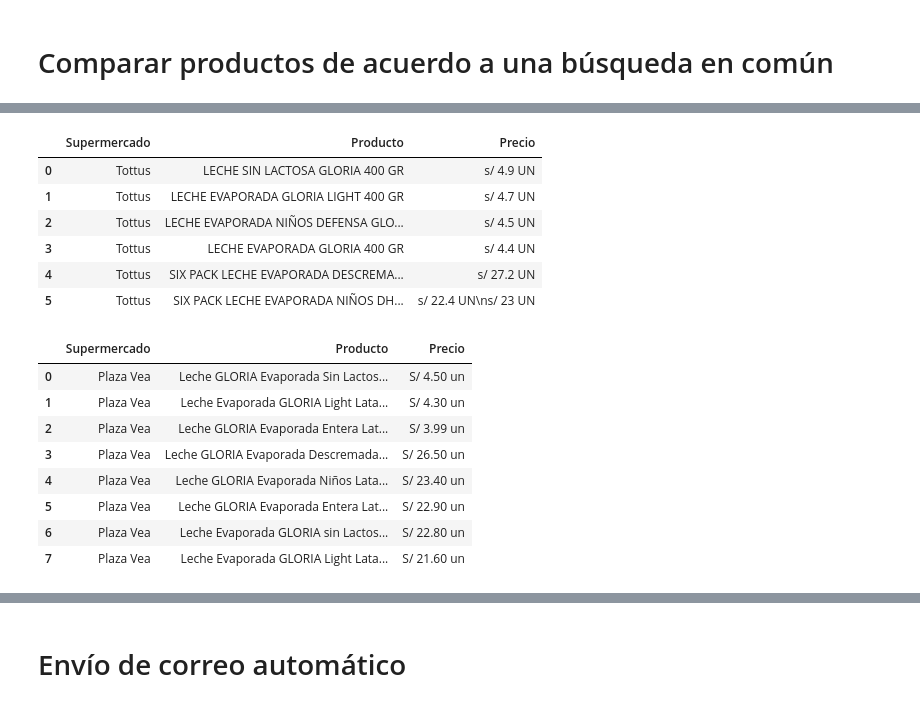
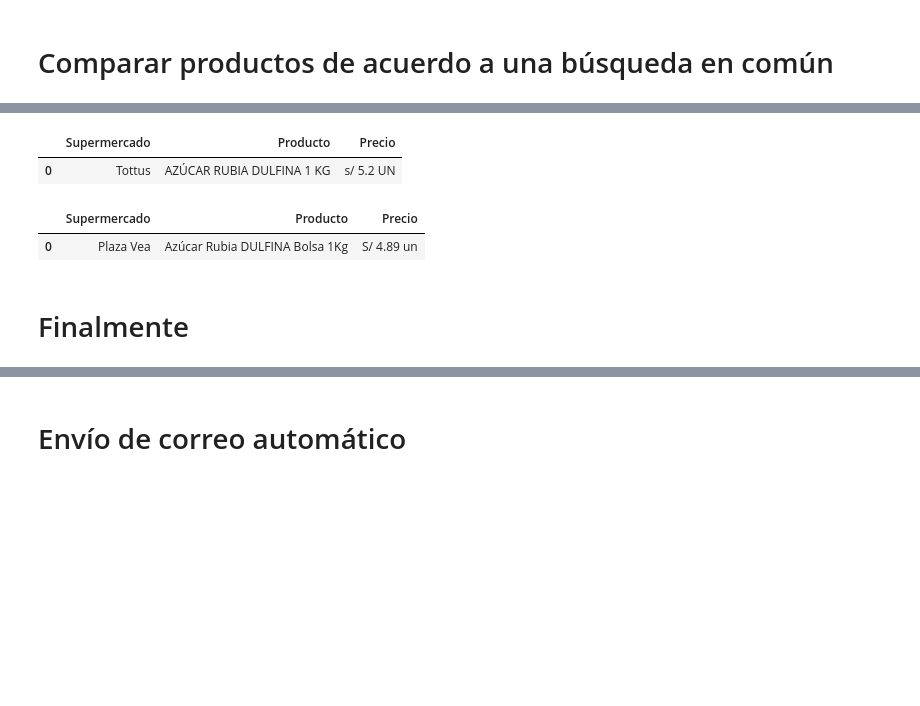
Before and after one commit to Jorgelgnacio/TRABAJO_FINAL_LP2, a Jupyter notebook: TRABAJO_FINAL_LP2.ipynb, the cells around one changed output, grey strips where cells are left out. Cells and saved outputs as stored; diff of their text form; code cells hidden in the pictures; blank space fills up the shorter version.

```diff
--- a/TRABAJO_FINAL_LP2.ipynb
+++ b/TRABAJO_FINAL_LP2.ipynb
@@ -37,7 +37,7 @@ from IPython import display
 
 
 pd.set_option('display.max_columns', None)
-pd.set_option('display.max_rows', None)
+#pd.set_option('display.max_rows', None)
 pd.set_option('display.max_colwidth', -1)
 pd.set_option('display.width', 200)
 pd.set_option('display.expand_frame_repr', False)
@@ -378,29 +369,19 @@ df_metro
 # %%
-df_tottus = tottus[tottus['Producto'].str.count(r'(LECHE.*GLORIA.*400.*)')==1].sort_values(by='Precio', ascending = False)
+df_tottus = tottus[tottus['Producto'].str.count(r'(AZÚCAR.*RUBIA.*DULFINA.*1.*)')==1].sort_values(by='Precio', ascending = True)
 df_tottus=df_tottus.reset_index(drop=True)
 df_tottus
 # %% [output]
 |  | Supermercado | Producto | Precio |
-| 0 | Tottus | LECHE SIN LACTOSA GLORIA 400 GR | s/ 4.9 UN |
-| 1 | Tottus | LECHE EVAPORADA GLORIA LIGHT 400 GR | s/ 4.7 UN |
-| 2 | Tottus | LECHE EVAPORADA NIÑOS DEFENSA GLO... | s/ 4.5 UN |
-| 3 | Tottus | LECHE EVAPORADA GLORIA 400 GR | s/ 4.4 UN |
-| 4 | Tottus | SIX PACK LECHE EVAPORADA DESCREMA... | s/ 27.2 UN |
-| 5 | Tottus | SIX PACK LECHE EVAPORADA NIÑOS DH... | s/ 22.4 UN\ns/ 23 UN |
+| 0 | Tottus | AZÚCAR RUBIA DULFINA 1 KG | s/ 5.2 UN |
 # %%
-df_plazavea= plazavea[plazavea['Producto'].str.count(r'(Leche.*GLORIA.*400.*)')==1].sort_values(by='Precio', ascending = False)
+df_plazavea= plazavea[plazavea['Producto'].str.count(r'(Azúcar.*Rubia.*DULFINA.*1.*)')==1].sort_values(by='Precio', ascending = True)
 df_plazavea = df_plazavea.reset_index(drop=True)
 df_plazavea
 # %% [output]
 |  | Supermercado | Producto | Precio |
-| 0 | Plaza Vea | Leche GLORIA Evaporada Sin Lactos... | S/ 4.50 un |
-| 1 | Plaza Vea | Leche Evaporada GLORIA Light Lata... | S/ 4.30 un |
-| 2 | Plaza Vea | Leche GLORIA Evaporada Entera Lat... | S/ 3.99 un |
-| 3 | Plaza Vea | Leche GLORIA Evaporada Descremada... | S/ 26.50 un |
-| 4 | Plaza Vea | Leche GLORIA Evaporada Niños Lata... | S/ 23.40 un |
-| 5 | Plaza Vea | Leche GLORIA Evaporada Entera Lat... | S/ 22.90 un |
-| 6 | Plaza Vea | Leche Evaporada GLORIA sin Lactos... | S/ 22.80 un |
-| 7 | Plaza Vea | Leche Evaporada GLORIA Light Lata... | S/ 21.60 un |
+| 0 | Plaza Vea | Azúcar Rubia DULFINA Bolsa 1Kg | S/ 4.89 un |
+# %% [markdown]
+# Finalmente
 # %%
 comparacion = pd.concat([df_metro,df_tottus,df_plazavea])
 comparacion
```
Also changed, not shown: parts of 11 cells of this notebook, 5 other files.
